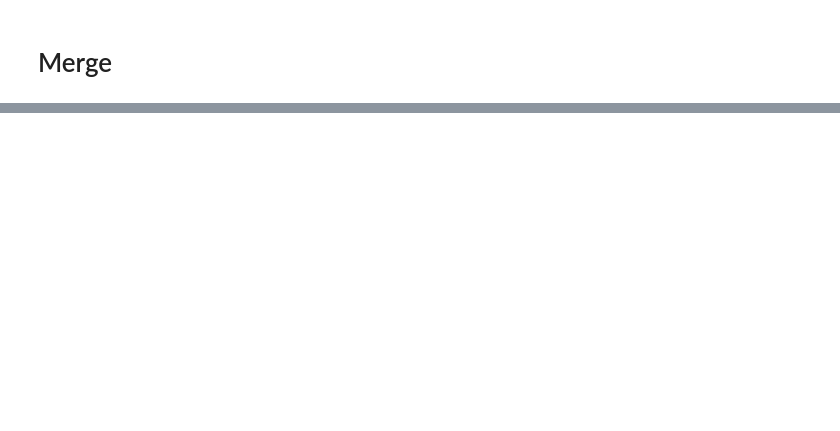
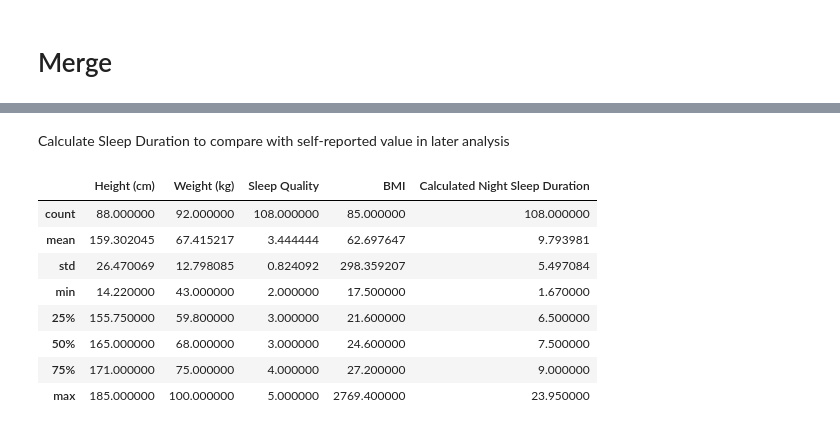
Before and after one commit to johnkimtech/sleep, a Jupyter notebook: data_prep.ipynb, the cells around one changed output, grey strips where cells are left out. Saved outputs shown, nothing was run; the diff lists cells and outputs as text; code cells hidden in the pictures; blank space fills up the shorter version.

Commit message:
add more error corrections to data prep

```diff
--- a/data_prep.ipynb
+++ b/data_prep.ipynb
@@ -283,0 +313,4 @@ dfs["Korean"]
+# %%
+import numpy as np
+df_merge["Height (cm)"] = df_merge["Height (cm)"].replace(5.11, np.nan)
+df_merge.describe()
@@ -283,0 +329,11 @@ dfs["Korean"]
+# %%
+def calculate_bmi(weight, height_cm):
+    if pd.notnull(weight) and pd.notnull(height_cm):
+        height_m = height_cm / 100.0  # Convert height from cm to m
+        bmi = weight / (height_m ** 2)
+        return round(bmi,1)
+    else:
+        return None  # Return None if weight or height is missing
+
+df_merge['BMI'] = df_merge.apply(lambda row: calculate_bmi(row['Weight (kg)'], row['Height (cm)']), axis=1)
+df_merge.describe()
@@ -283,0 +350,40 @@ dfs["Korean"]
+# %% [markdown]
+Calculate Sleep Duration to compare with self-reported value in later analysis
+# %%
+from datetime import datetime, timedelta
+
+# Function to parse time considering the day might change over midnight
+def parse_time(time_str):
+    # Assuming the time format is "HH:MM"
+    return datetime.strptime(time_str, "%H:%M").time()
+
+# Function to calculate sleep duration
+def calculate_sleep_duration(bedtime_str, wakeup_str):
+    bedtime = parse_time(bedtime_str)
+    wakeup = parse_time(wakeup_str)
+
+    # Convert to datetime objects
+    bedtime_dt = datetime.combine(datetime.today(), bedtime)
+    wakeup_dt = datetime.combine(datetime.today(), wakeup)
+
+    # If bedtime is later than wakeup time, assume sleeping past midnight
+    if bedtime_dt > wakeup_dt:
+        wakeup_dt += timedelta(days=1)
+
+    # Calculate the duration and convert to hours
+    duration = wakeup_dt - bedtime_dt
+    return round((duration.total_seconds() / 3600 ),2) # convert seconds to hours
+
+# Apply the function to each row in the DataFrame
+df_merge['Calculated Night Sleep Duration'] = df_merge.apply(lambda x: calculate_sleep_duration(x['Bedtime'], x['Wake-up Time']), axis=1)
+df_merge.describe()
+# %% [output]
+|  | Height (cm) | Weight (kg) | Sleep Quality | BMI | Calculated Night Sleep Duration |
+| count | 88.000000 | 92.000000 | 108.000000 | 85.000000 | 108.000000 |
+| mean | 159.302045 | 67.415217 | 3.444444 | 62.697647 | 9.793981 |
+| std | 26.470069 | 12.798085 | 0.824092 | 298.359207 | 5.497084 |
+| min | 14.220000 | 43.000000 | 2.000000 | 17.500000 | 1.670000 |
+| 25% | 155.750000 | 59.800000 | 3.000000 | 21.600000 | 6.500000 |
+| 50% | 165.000000 | 68.000000 | 3.000000 | 24.600000 | 7.500000 |
+| 75% | 171.000000 | 75.000000 | 4.000000 | 27.200000 | 9.000000 |
+| max | 185.000000 | 100.000000 | 5.000000 | 2769.400000 | 23.950000 |
```
Also changed, not shown: parts of 22 cells of this notebook, 3 other files.
